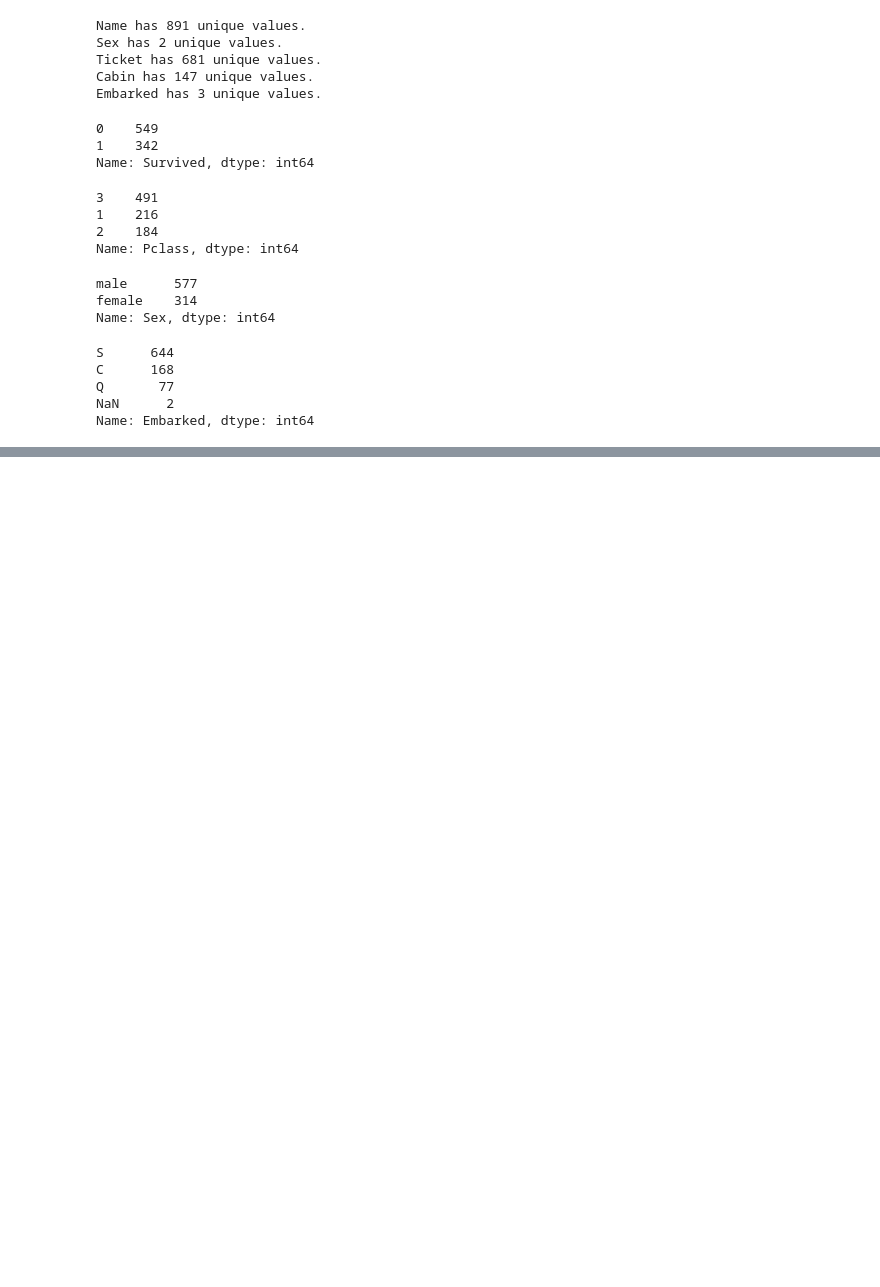
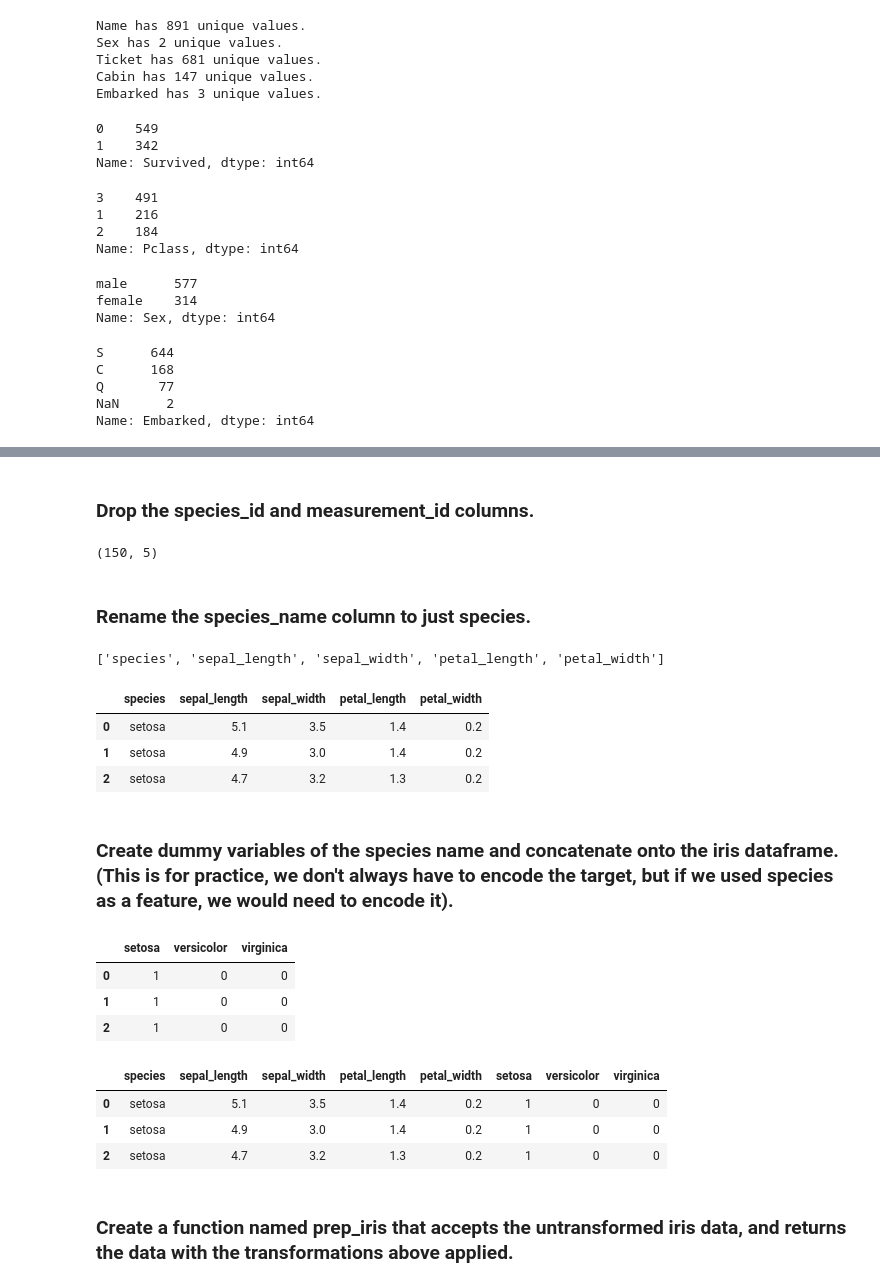
Before and after one commit to JeremyLagunas/classification_exercises, a Jupyter notebook: classification_exercises.ipynb, the cells around one changed output, grey strips where cells are left out. Drawn from its saved outputs; the diff is of its cells as text; code cells hidden in the pictures; blank space fills up the shorter version.

```diff
--- a/classification_exercises.ipynb
+++ b/classification_exercises.ipynb
@@ -325,0 +332,3 @@ Name: Embarked, dtype: int64
+# %%
+df = acquire.get_iris_data()
+df.shape
@@ -325,0 +341,44 @@ Name: Embarked, dtype: int64
+# %% [markdown]
+### Drop the species_id and measurement_id columns.
+# %%
+cols_to_drop = ['species_id']
+# measurement_id was not in there
+df = df.drop(columns = cols_to_drop)
+df.shape
+# %% [output]
+(150, 5)
+# %% [markdown]
+### Rename the species_name column to just species.
+# %%
+df.rename(columns = {'species_name':'species'}, inplace = True)
+# %%
+df.columns.to_list()
+# %% [output]
+['species', 'sepal_length', 'sepal_width', 'petal_length', 'petal_width']
+# %%
+df.head(3)
+# %% [output]
+|  | species | sepal_length | sepal_width | petal_length | petal_width |
+| 0 | setosa | 5.1 | 3.5 | 1.4 | 0.2 |
+| 1 | setosa | 4.9 | 3.0 | 1.4 | 0.2 |
+| 2 | setosa | 4.7 | 3.2 | 1.3 | 0.2 |
+# %% [markdown]
+### Create dummy variables of the species name and concatenate onto the iris dataframe. (This is for practice, we don't always have to encode the target, but if we used species as a feature, we would need to encode it).
+# %%
+df_dummy = pd.get_dummies(df['species'], dummy_na = False)
+df_dummy.head(3)
+# %% [output]
+|  | setosa | versicolor | virginica |
+| 0 | 1 | 0 | 0 |
+| 1 | 1 | 0 | 0 |
+| 2 | 1 | 0 | 0 |
+# %%
+df = pd.concat([df, df_dummy], axis = 1)
+df.head(3)
+# %% [output]
+|  | species | sepal_length | sepal_width | petal_length | petal_width | setosa | versicolor | virginica |
+| 0 | setosa | 5.1 | 3.5 | 1.4 | 0.2 | 1 | 0 | 0 |
+| 1 | setosa | 4.9 | 3.0 | 1.4 | 0.2 | 1 | 0 | 0 |
+| 2 | setosa | 4.7 | 3.2 | 1.3 | 0.2 | 1 | 0 | 0 |
+# %% [markdown]
+### Create a function named prep_iris that accepts the untransformed iris data, and returns the data with the transformations above applied.
```
Also changed, not shown: parts of 27 cells of this notebook.
